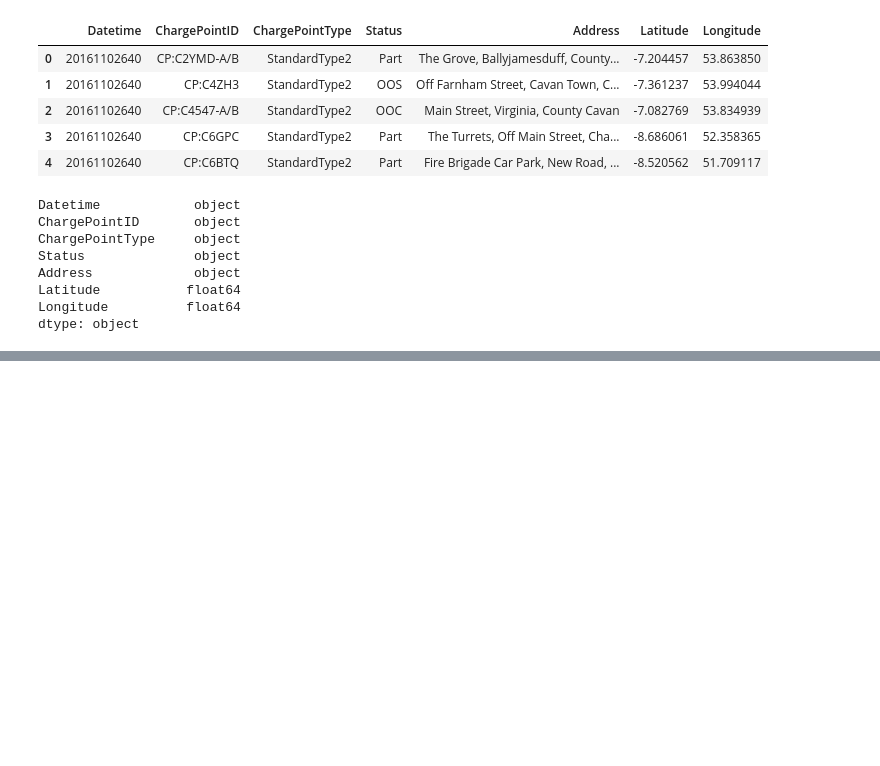
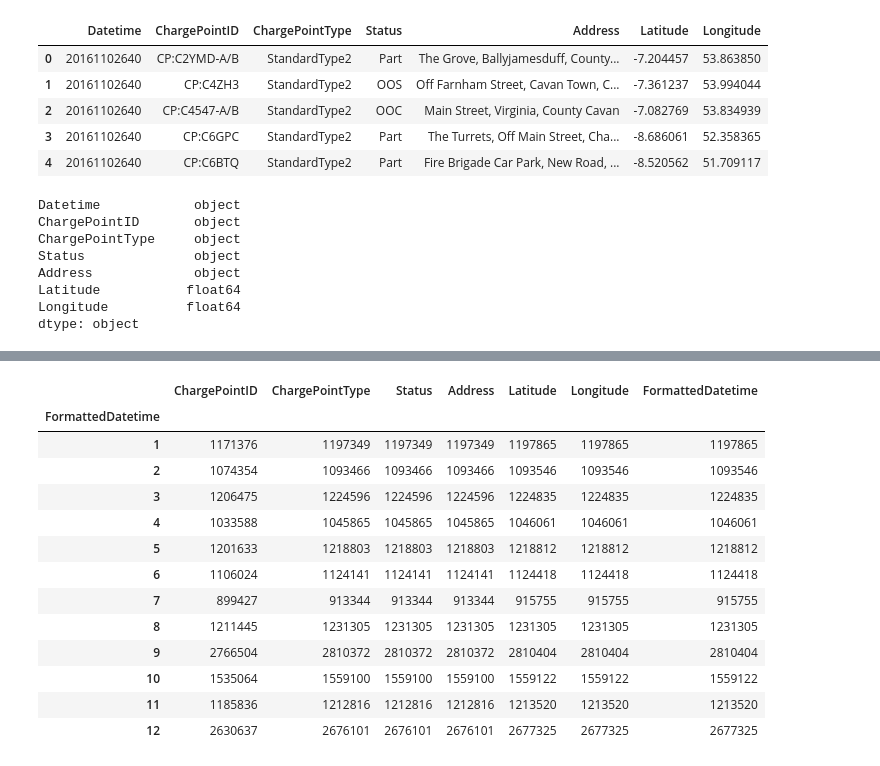
Before and after one commit to slimtomatillo/irish_EV_charger_status, a Jupyter notebook: irish_EV_charging_data.ipynb, the cells around one changed output, grey strips where cells are left out. Cells and saved outputs as stored; diff of their text form; code cells hidden in the pictures; blank space fills up the shorter version.

```diff
--- a/irish_EV_charging_data.ipynb
+++ b/irish_EV_charging_data.ipynb
@@ -245,0 +391,20 @@ OverflowError: signed integer is greater than maximum
+# %%
+"""let's take a look at the data per month.
+there should be more data (about double) in november and december (11 and 12) because we have two months of data for each.
+"""
+full_data.groupby([full_data.FormattedDatetime.dt.month]).count()
+# %% [output]
+|  | ChargePointID | ChargePointType | Status | Address | Latitude | Longitude | FormattedDatetime |
+| FormattedDatetime |  |  |  |  |  |  |  |
+| 1 | 1171376 | 1197349 | 1197349 | 1197349 | 1197865 | 1197865 | 1197865 |
+| 2 | 1074354 | 1093466 | 1093466 | 1093466 | 1093546 | 1093546 | 1093546 |
+| 3 | 1206475 | 1224596 | 1224596 | 1224596 | 1224835 | 1224835 | 1224835 |
+| 4 | 1033588 | 1045865 | 1045865 | 1045865 | 1046061 | 1046061 | 1046061 |
+| 5 | 1201633 | 1218803 | 1218803 | 1218803 | 1218812 | 1218812 | 1218812 |
+| 6 | 1106024 | 1124141 | 1124141 | 1124141 | 1124418 | 1124418 | 1124418 |
+| 7 | 899427 | 913344 | 913344 | 913344 | 915755 | 915755 | 915755 |
+| 8 | 1211445 | 1231305 | 1231305 | 1231305 | 1231305 | 1231305 | 1231305 |
+| 9 | 2766504 | 2810372 | 2810372 | 2810372 | 2810404 | 2810404 | 2810404 |
+| 10 | 1535064 | 1559100 | 1559100 | 1559100 | 1559122 | 1559122 | 1559122 |
+| 11 | 1185836 | 1212816 | 1212816 | 1212816 | 1213520 | 1213520 | 1213520 |
+| 12 | 2630637 | 2676101 | 2676101 | 2676101 | 2677325 | 2677325 | 2677325 |
```
Also changed, not shown: parts of 25 cells of this notebook.
